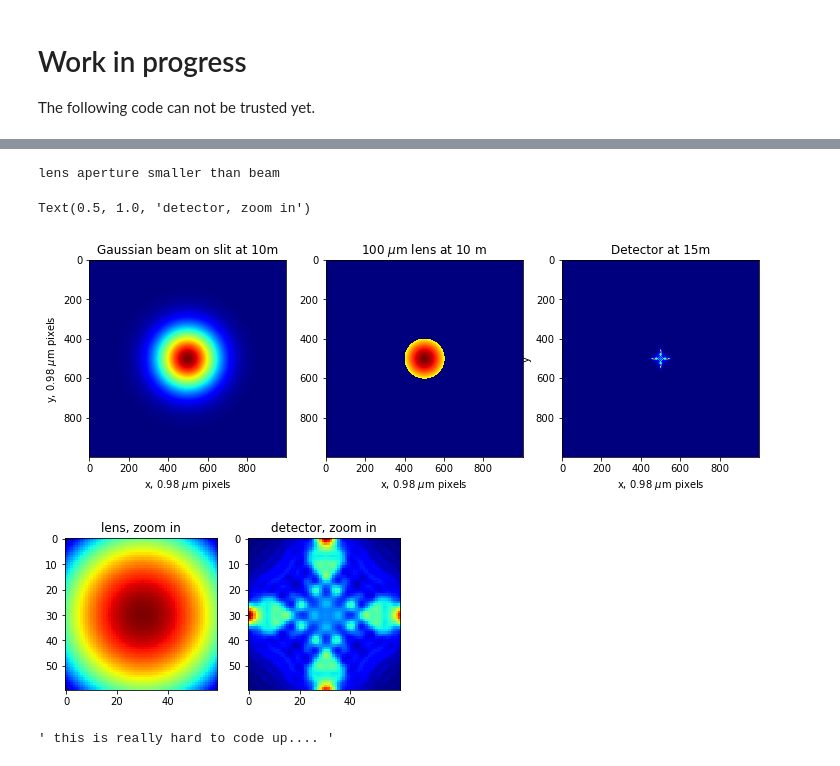
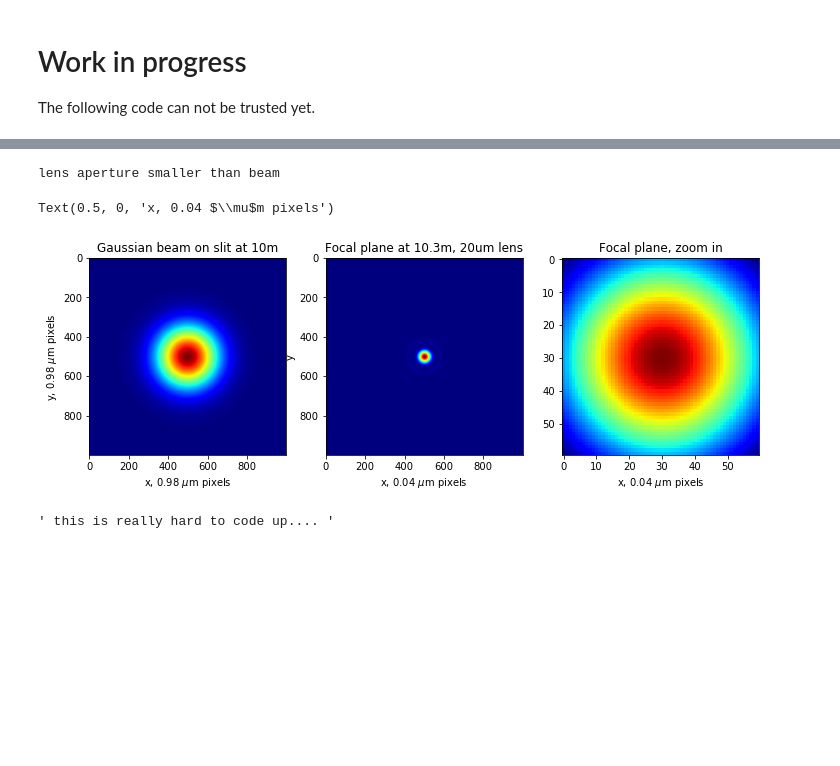
Before and after one commit to nanw0321/SRW_Mono, a Jupyter notebook: Gaussian Beam Propagation.ipynb, the cells around one changed output, grey strips where cells are left out. Cells and saved outputs as stored; diff of their text form; code cells hidden in the pictures; blank space fills up the shorter version.

```diff
--- a/Gaussian Beam Propagation.ipynb
+++ b/Gaussian Beam Propagation.ipynb
@@ -172,55 +153,47 @@ N = 1000
 
 # lens
 lens_z = 10
-r = 100       # um
-f = 5
+r = 10       # um
+f = 0.3
 n = 1
 
 # detector
 det_z = lens_z+f
 
 ''' Propagation '''
 beam_gaus,x,y = Gaussian_source(E,w0x,w0y,N,lens_z)
-beam_lens = Lens(beam_gaus,x,y,k,r,f,n)
-beam_det = Drift(beam_lens,x,y,wavelength,det_z-lens_z)
+beam_det,x1,y1 = Lens(beam_gaus,x,y,k,r,f)
 
 ''' Plot '''
 dx = x[0,1] - x[0,0]
+dx1 = x1[0,1] - x1[0,0]
 plt.figure(figsize=(12,6))
 plt.subplot(1,3,1)
 plt.imshow(Ibeam(beam_gaus),cmap='jet')
 plt.xlabel('x, {} $\mu$m pixels'.format(round(dx*1e6,3)))
 plt.ylabel('y, {} $\mu$m pixels'.format(round(dx*1e6,3)))
 plt.title('Gaussian beam on slit at {}m'.format(slit_z))
 
-plt.subplot(1,3,2)
-plt.imshow(Ibeam(beam_lens),cmap='jet')
-plt.xlabel('x, {} $\mu$m pixels'.format(round(dx*1e6,3)))
-plt.title(r'{} $\mu$m lens at {} m'.format(r,lens_z))
 
 # plot drift
-plt.subplot(1,3,3)
+plt.subplot(1,3,2)
 plt.imshow(Ibeam(beam_det),cmap='jet')
 #plt.colorbar()
 plt.xlabel('x')
 plt.ylabel('y')
 #plt.title('detector {}m away'.format(detz-slitz))
-plt.title('Detector at {}m'.format(det_z))
-plt.xlabel('x, {} $\mu$m pixels'.format(round(dx*1e6,3)))
+plt.title('Focal plane at {}m, {}um lens'.format(det_z,r*2))
+plt.xlabel('x, {} $\mu$m pixels'.format(round(dx1*1e6,3)))
 plt.savefig('Gaussian_Beam_and_lens_{}-{}.png'.format(lens_z,det_z),transparent=True)
 
-plt.figure()
-plt.subplot(1,2,1)
-plt.title('lens, zoom in')
-plt.imshow(Ibeam(beam_lens)[470:530,470:530],cmap='jet')
-plt.subplot(1,2,2)
+plt.subplot(1,3,3)
 plt.imshow(Ibeam(beam_det)[470:530,470:530],cmap='jet')
-plt.title('detector, zoom in')
+plt.title('Focal plane, zoom in')
+plt.xlabel('x, {} $\mu$m pixels'.format(round(dx1*1e6,3)))
 # %% [output]
 lens aperture smaller than beam
-Text(0.5, 1.0, 'detector, zoom in')
+Text(0.5, 0, 'x, 0.04 $\\mu$m pixels')
-[figure, old version]
+[figure, new version]
-[figure, removed]
 # %%
 # curved mirrors
 ''' this is really hard to code up.... '''
```
Also changed, not shown: parts of 1 cell of this notebook, 4 other files.
